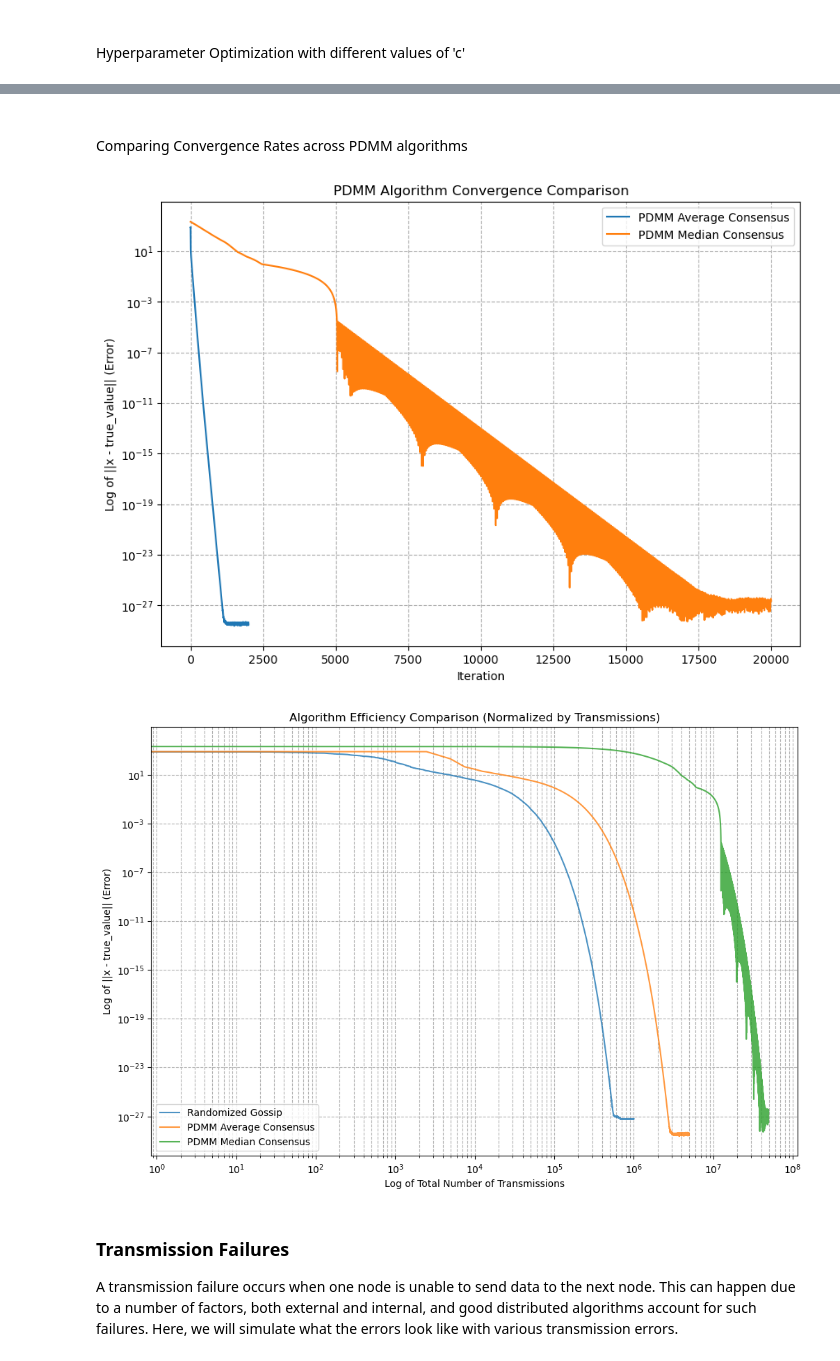
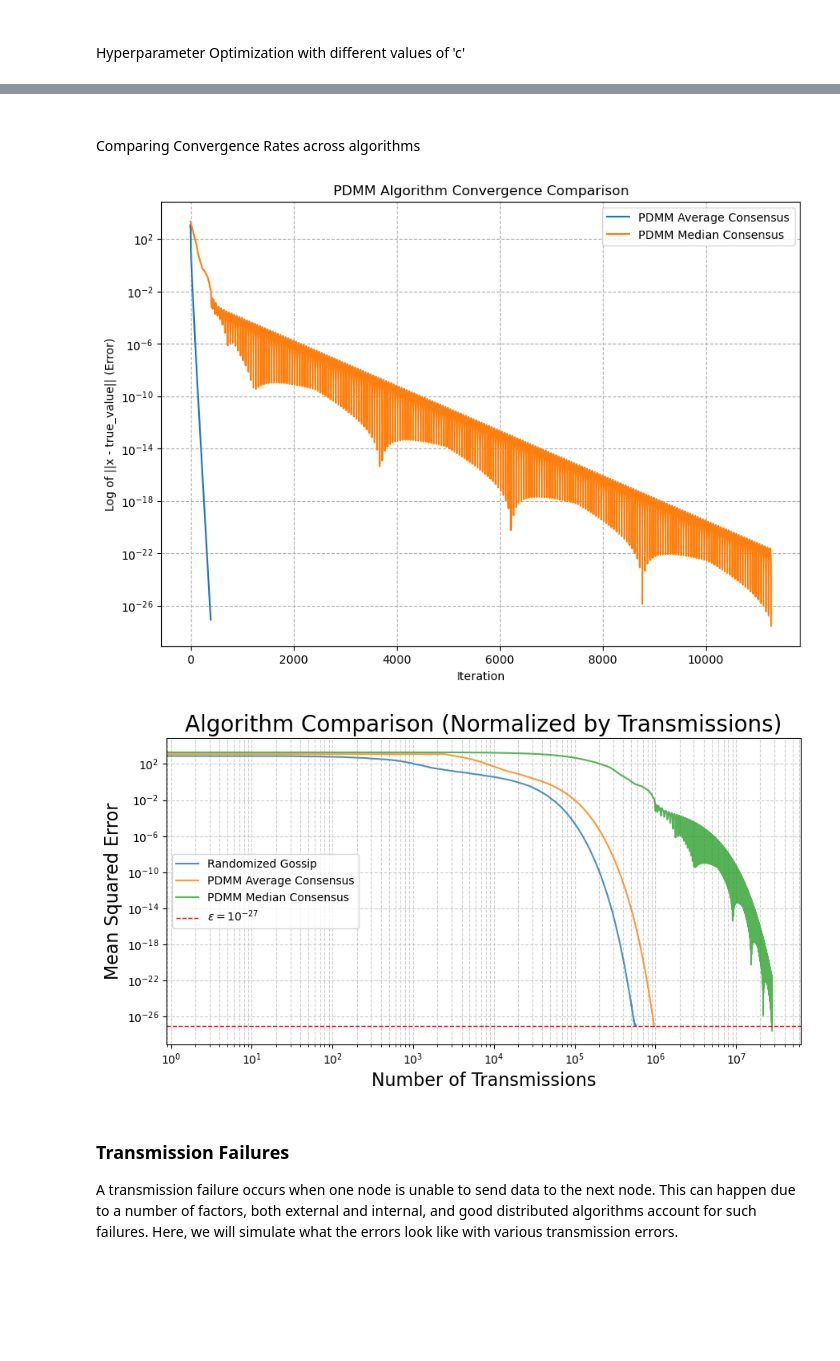
Before and after one commit to nish5180/Distributed_Signal_Processing_EE4540, a Jupyter notebook: distributed_project_git.ipynb, the cells around one changed output, grey strips where cells are left out. Cells and saved outputs as stored; diff of their text form; code cells hidden in the pictures; blank space fills up the shorter version.

```diff
--- a/distributed_project_git.ipynb
+++ b/distributed_project_git.ipynb
@@ -263,7 +253,7 @@ def pdmm_average_consensus(
     adj_matrix,
     sensor_values,
     c=0.256,
-    iters=500,
+    iters=1000,
     p_fail=0.0,
     seed=None,
     verbose=True
@@ -455,7 +447,7 @@ def pdmm_median_consensus(
 # %%
 # Plot Median Consensus
 
-x_history, error_mc, elapsed = pdmm_median_consensus(adj_matrix, sensor_values, c=1.09, iters=20000, seed=50)
+x_history, error_mc, elapsed = pdmm_median_consensus(adj_matrix, sensor_values, c=0.1, iters=20000, seed=50)
 
 
 plt.figure(figsize=(9,5))
@@ -511,0 +492,16 @@ Best c is 0.400 with final error 7.36e-28
+# %%
+# === Plot convergence for different c (Average Consensus)
+plt.figure(figsize=(9, 5))
+for idx, c in enumerate(c_values):
+    plt.semilogy(errors_vs_c[idx][:1000], label=f"c={c:.2f}")
+plt.xlabel("Iterations", fontsize=16)
+plt.ylabel("Mean Squared Error", fontsize=16)
+plt.title("PDMM Average Consensus Converge vs. c", fontsize=20)
+plt.grid(True, which="both", linestyle='--', alpha=0.6)
+plt.legend()
+plt.tight_layout()
+plt.show()
+
+# === Report best c
+best_c_idx = np.argmin(final_errors)
+print(f"Best c is {c_values[best_c_idx]:.3f} with final error {final_errors[best_c_idx]:.2e}")
@@ -540,48 +546,34 @@ print(f"Best c is {c_values[best_c_idx]:.3f} with final error {final_errors[best
 # %% [markdown]
 ###
-Comparing Convergence Rates across PDMM algorithms
+Comparing Convergence Rates across algorithms
 # %%
-# --- PLOT 1: COMPARING PDMM ALGORITHMS ---
-
-plt.figure(figsize=(10, 7))
-
-# Only plot the two PDMM error histories
-plt.semilogy(error_ac, label='PDMM Average Consensus')
-plt.semilogy(error_mc, label='PDMM Median Consensus')
-
-plt.title('PDMM Algorithm Convergence Comparison')
-plt.xlabel('Iteration')
-plt.ylabel('Log of ||x - true_value|| (Error)')
-plt.legend()
-plt.grid(True, which="both", ls="--")
-plt.show()
-# --- PLOT 2: NORMALIZED BY NUMBER OF TRANSMISSIONS ---
-
 # Calculate the number of edges in the graph
 num_edges = G.number_of_edges()
 
 # Create the x-axis arrays for transmissions
 transmissions_rg = np.arange(len(error_rg)) * 2  # 2 transmissions per gossip iteration
 transmissions_pdmm_ac = np.arange(len(error_ac)) * (2 * num_edges) # 2*|E| transmissions per PDMM iteration
 transmissions_pdmm_mc = np.arange(len(error_mc)) * (2 * num_edges)
 
-plt.figure(figsize=(12, 8))
+plt.figure(figsize=(9,5))
 
 # Plot error vs. number of transmissions
 # Use a log-log plot here to handle the very large x-axis range for transmissions
 plt.loglog(transmissions_rg, error_rg, label='Randomized Gossip', alpha=0.8)
 plt.loglog(transmissions_pdmm_ac, error_ac, label='PDMM Average Consensus', alpha=0.8)
 plt.loglog(transmissions_pdmm_mc, error_mc, label='PDMM Median Consensus', alpha=0.8)
 
-plt.title('Algorithm Efficiency Comparison (Normalized by Transmissions)')
-plt.xlabel('Log of Total Number of Transmissions')
-plt.ylabel('Log of ||x - true_value|| (Error)')
+plt.axhline(1e-27, color='red', linestyle='--', linewidth=1, label=r'$\epsilon = 10^{-27}$')
+plt.xlabel("Number of Transmissions", fontsize=16)
+plt.ylabel("Mean Squared Error", fontsize=16)
+plt.title('Algorithm Comparison (Normalized by Transmissions)', fontsize=20)
+plt.grid(True, which="both", linestyle='--', alpha=0.6)
 plt.legend()
-plt.grid(True, which="both", ls="--")
+plt.tight_layout()
 plt.show()
 # %% [output]
-[figure, old version]
+[figure, new version]
-[figure, old version]
+[figure, new version]
 # %% [markdown]
 ### Transmission Failures
 
```
Also changed, not shown: parts of 21 cells of this notebook.
